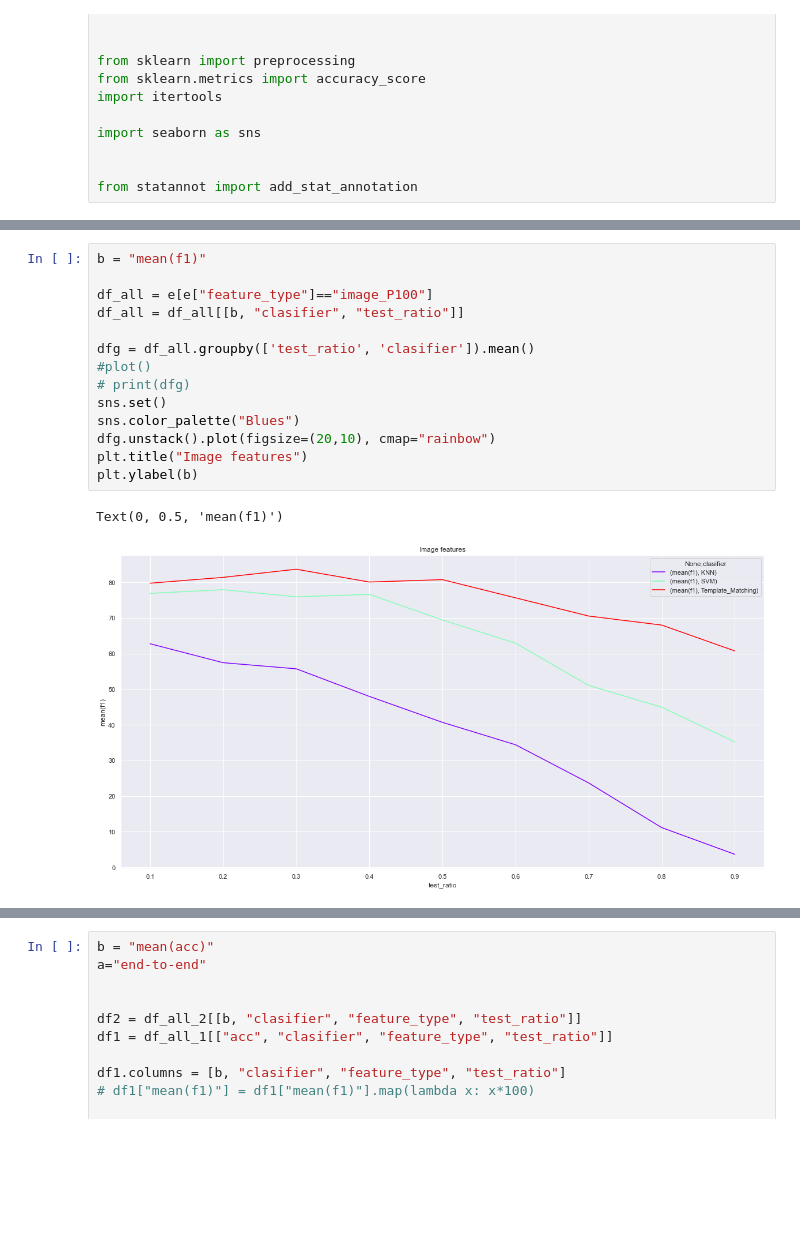
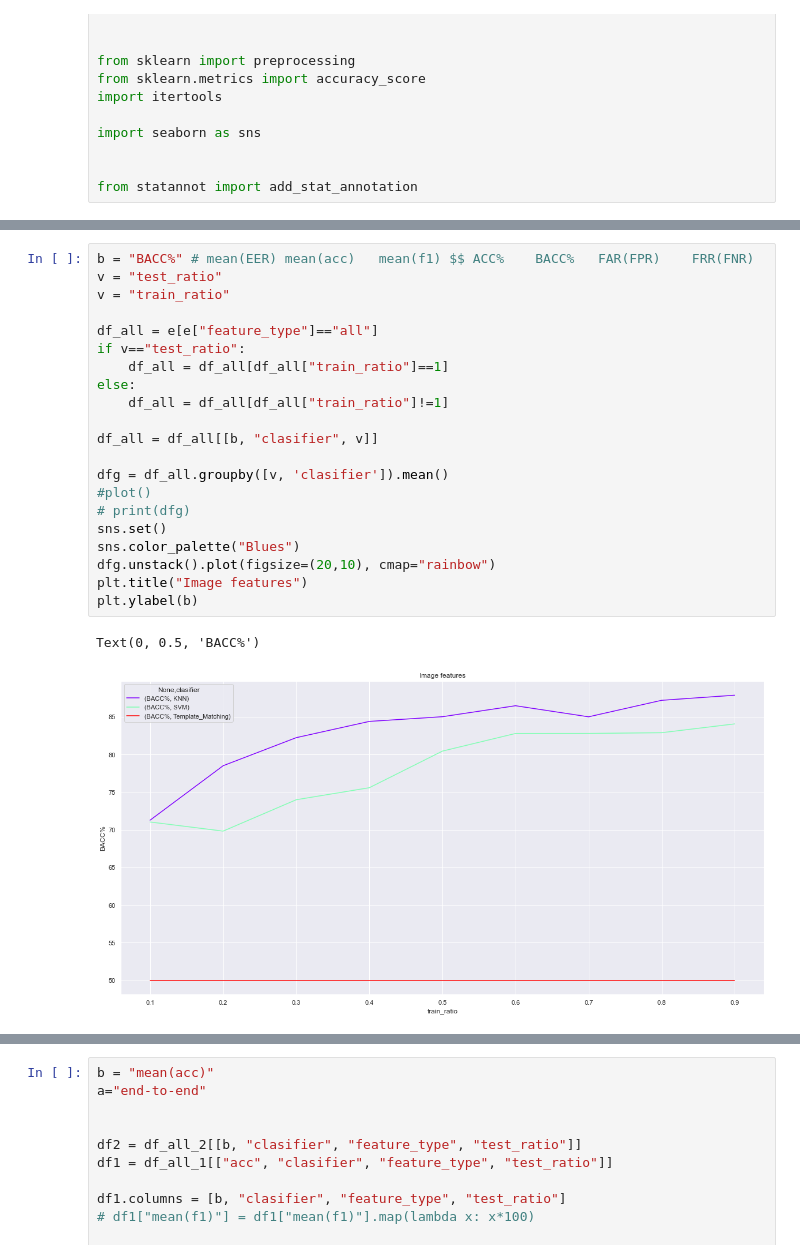
Before and after one commit to SKazemii/master-project, a Jupyter notebook: Codes/noteBook.ipynb, the cells around one changed output, grey strips where cells are left out. Saved outputs shown, nothing was run; the diff lists cells and outputs as text; blank space fills up the shorter version.

```diff
--- a/Codes/noteBook.ipynb
+++ b/Codes/noteBook.ipynb
@@ -73,19 +141,26 @@ plt.plot(aa[0,100:], np.linspace(0, 1, 100))
 [<matplotlib.lines.Line2D at 0x...>]
 [figure]
 # %%
-b = "mean(f1)"
+b = "BACC%" # mean(EER)	mean(acc)	mean(f1) $$	ACC%	BACC%	FAR(FPR)	FRR(FNR)
+v = "test_ratio"
+v = "train_ratio"
 
-df_all = e[e["feature_type"]=="image_P100"]
-df_all = df_all[[b, "clasifier", "test_ratio"]]
+df_all = e[e["feature_type"]=="all"]
+if v=="test_ratio":
+    df_all = df_all[df_all["train_ratio"]==1]
+else:
+    df_all = df_all[df_all["train_ratio"]!=1]
 
-dfg = df_all.groupby(['test_ratio', 'clasifier']).mean()
+df_all = df_all[[b, "clasifier", v]]
+
+dfg = df_all.groupby([v, 'clasifier']).mean()
 #plot()
 # print(dfg)
 sns.set()
 sns.color_palette("Blues")
 dfg.unstack().plot(figsize=(20,10), cmap="rainbow")
 plt.title("Image features")
 plt.ylabel(b)
 # %% [output]
-Text(0, 0.5, 'mean(f1)')
+Text(0, 0.5, 'BACC%')
-[figure, old version]
+[figure, new version]
```
Also changed, not shown: parts of 21 cells of this notebook, 8 other files.
